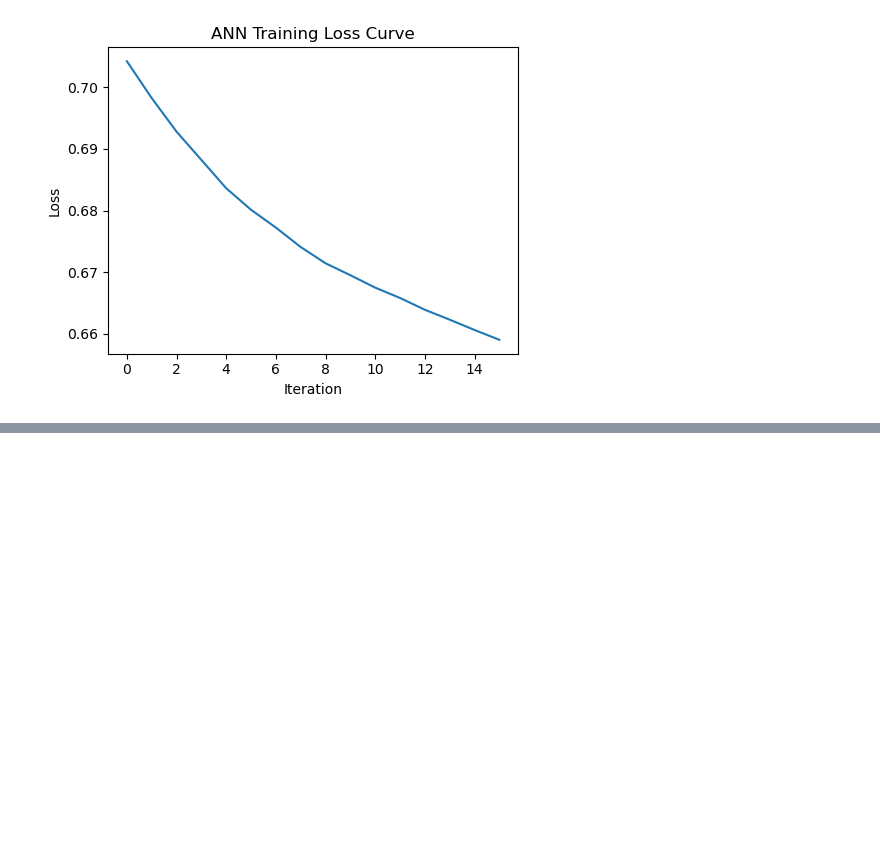
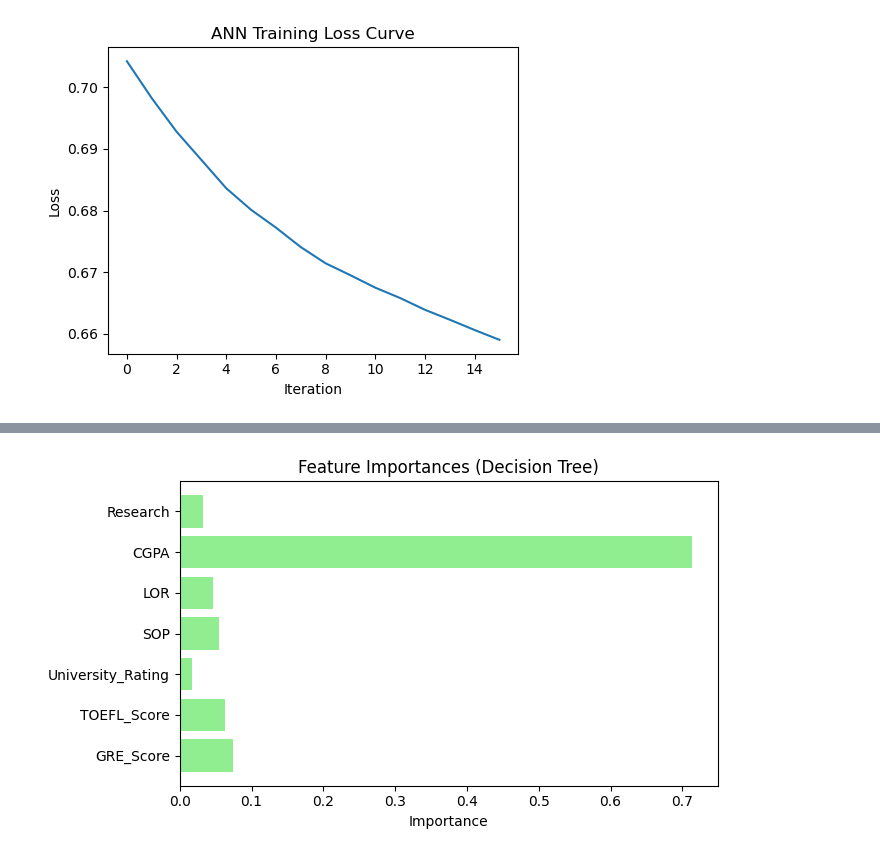
Before and after one commit to ramprashant66/CSC177_Poject1, a Jupyter notebook: Assignment 4/Assignment4.ipynb, the cells around one changed output, grey strips where cells are left out. Saved outputs shown, nothing was run; the diff lists cells and outputs as text; code cells hidden in the pictures; blank space fills up the shorter version.

```diff
--- a/Assignment 4/Assignment4.ipynb
+++ b/Assignment 4/Assignment4.ipynb
@@ -513,0 +657,13 @@ plt.show()
+# %%
+# This code block contains the feature importances from Decision Tree
+importances = dt.feature_importances_
+feature_names = X.columns
+
+plt.figure(figsize=(7,4))
+plt.barh(feature_names, importances, color='lightgreen')
+plt.xlabel("Importance")
+plt.title("Feature Importances (Decision Tree)")
+plt.tight_layout()
+plt.show()
+# %% [output]
+[figure, added]
```
Also changed, not shown: parts of 5 cells of this notebook.
